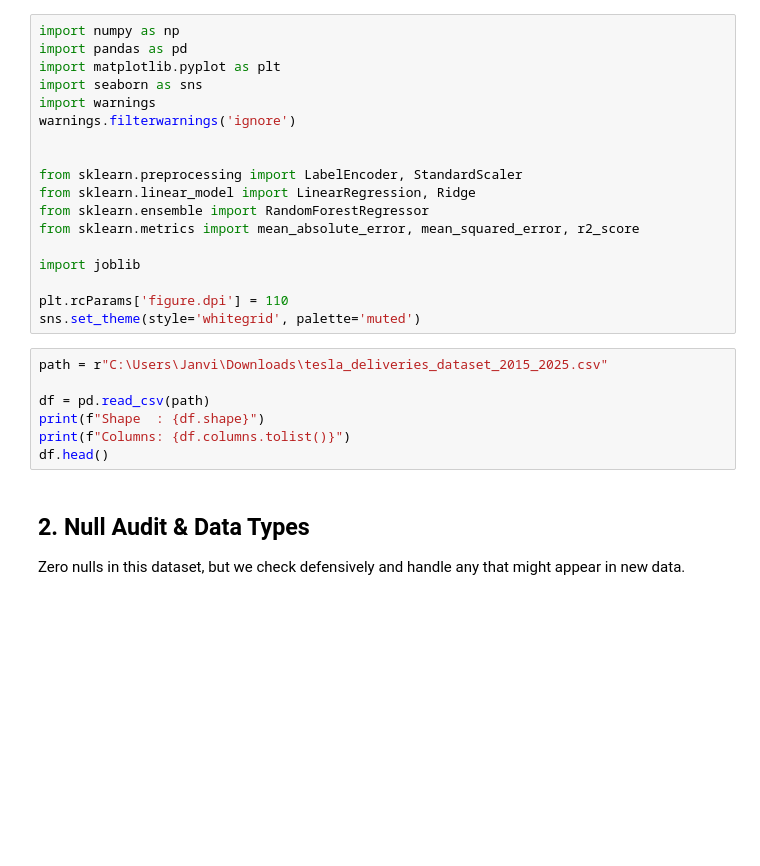
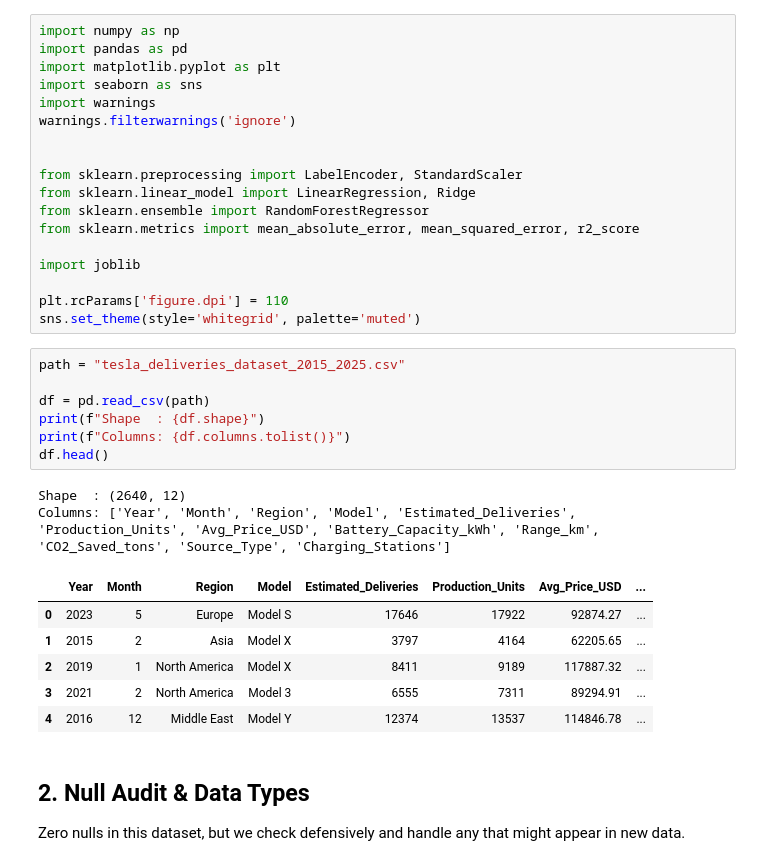
Before and after one commit to jitishakarnani/Celebal-DS-Internship, a Jupyter notebook: week2_jitisha.ipynb, the cells around one changed output. Saved outputs shown, nothing was run; the diff lists cells and outputs as text; blank space fills up the shorter version.

```diff
--- a/week2_jitisha.ipynb
+++ b/week2_jitisha.ipynb
@@ -37,12 +37,21 @@ import joblib
 plt.rcParams['figure.dpi'] = 110
 sns.set_theme(style='whitegrid', palette='muted')
 # %%
-path = r"C:\Users\Janvi\Downloads\tesla_deliveries_dataset_2015_2025.csv"
+path = "tesla_deliveries_dataset_2015_2025.csv"
 
 df = pd.read_csv(path)
 print(f"Shape  : {df.shape}")
 print(f"Columns: {df.columns.tolist()}")
 df.head()
+# %% [output]
+Shape  : (2640, 12)
+Columns: ['Year', 'Month', 'Region', 'Model', 'Estimated_Deliveries', 'Production_Units', 'Avg_Price_USD', 'Battery_Capacity_kWh', 'Range_km', 'CO2_Saved_tons', 'Source_Type', 'Charging_Stations']
+|  | Year | Month | Region | Model | Estimated_Deliveries | Production_Units | Avg_Price_USD | ... |
+| 0 | 2023 | 5 | Europe | Model S | 17646 | 17922 | 92874.27 | ... |
+| 1 | 2015 | 2 | Asia | Model X | 3797 | 4164 | 62205.65 | ... |
+| 2 | 2019 | 1 | North America | Model X | 8411 | 9189 | 117887.32 | ... |
+| 3 | 2021 | 2 | North America | Model 3 | 6555 | 7311 | 89294.91 | ... |
+| 4 | 2016 | 12 | Middle East | Model Y | 12374 | 13537 | 114846.78 | ... |
 # %% [markdown]
 ## 2. Null Audit & Data Types
 Zero nulls in this dataset, but we check defensively and handle any that might appear in new data.
```
Also changed, not shown: parts of 17 cells of this notebook, 2 other files.
